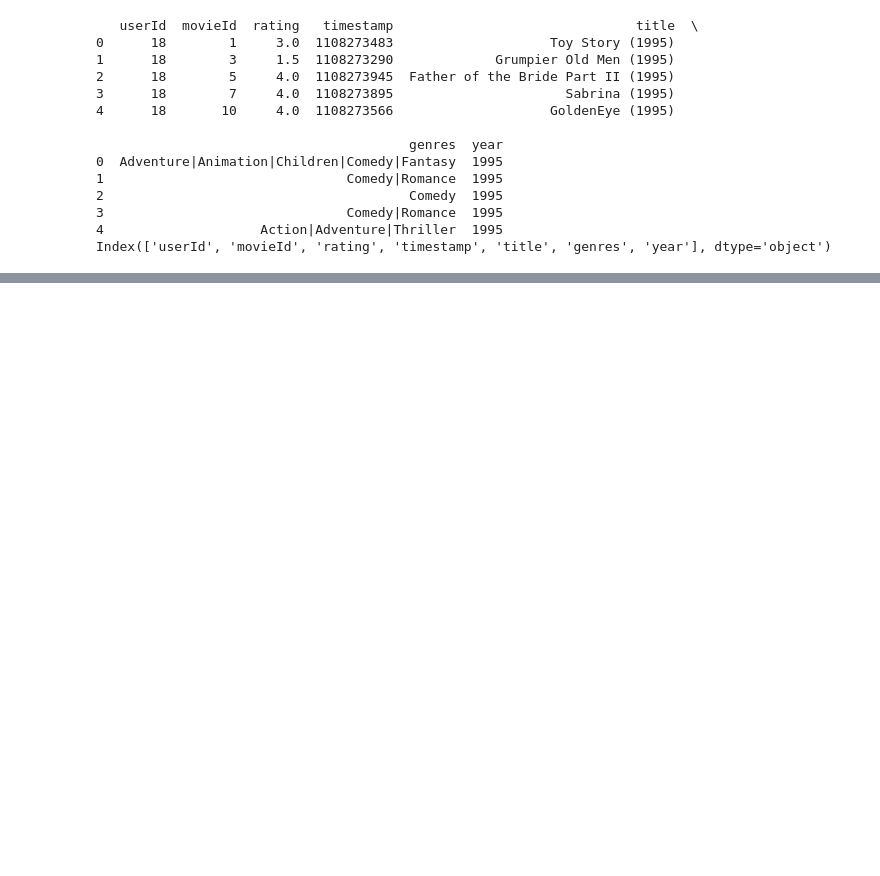
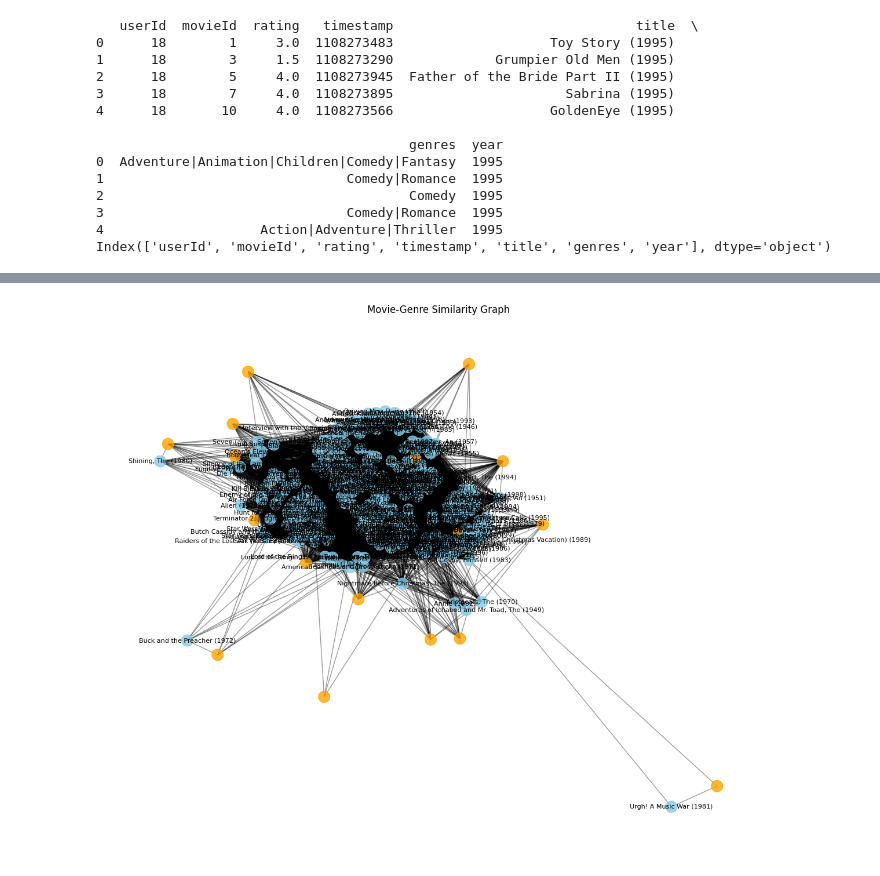
Before and after one commit to subhascodes/Responsible_AI_Class, a Jupyter notebook: Responsible_AI_(Graph_Models_and_Similarity).ipynb, the cells around one changed output, grey strips where cells are left out. Saved outputs shown, nothing was run; the diff lists cells and outputs as text; code cells hidden in the pictures; blank space fills up the shorter version.

Commit message:
Graph Model(Similar Movies) for the first 300 rows

```diff
--- a/Responsible_AI_(Graph_Models_and_Similarity).ipynb
+++ b/Responsible_AI_(Graph_Models_and_Similarity).ipynb
@@ -31,7 +31,7 @@ df = pd.read_csv('/content/movielens_sample_dataset_1500.csv')  # Corrected file
 G = nx.Graph()
 
 # Add Movie nodes with attributes
-for idx, row in df.iterrows():
+for idx, row in df.iloc[:300].iterrows():
     movie_node = f"Movie_{row['movieId']}"
     # Add movie node with title, year
     if not G.has_node(movie_node):
@@ -62,0 +115,31 @@ for i in range(len(movies)):
+# %%
+import pandas as pd
+import networkx as nx
+import matplotlib.pyplot as plt
+# Draw graph with colored nodes by type for clarity
+plt.figure(figsize=(15, 12))
+pos = nx.spring_layout(G, k=0.15, seed=42)  # positions for all nodes
+
+# Node coloring: movies = skyblue, genres = orange
+node_colors = []
+for node in G.nodes():
+    if G.nodes[node]['type'] == 'movie':
+        node_colors.append('skyblue')
+    else:
+        node_colors.append('orange')
+
+# Draw nodes
+nx.draw_networkx_nodes(G, pos, node_color=node_colors, node_size=200, alpha=0.8)
+
+# Draw edges
+nx.draw_networkx_edges(G, pos, alpha=0.4)
+
+# Draw labels only for movie nodes (to reduce clutter)
+movie_labels = {node: G.nodes[node]['title'] for node in G.nodes() if G.nodes[node]['type'] == 'movie'}
+nx.draw_networkx_labels(G, pos, labels=movie_labels, font_size=8)
+
+plt.title("Movie-Genre Similarity Graph")
+plt.axis('off')
+plt.show()
+# %% [output]
+[figure, added]
```
Also changed, not shown: parts of 2 cells of this notebook.
